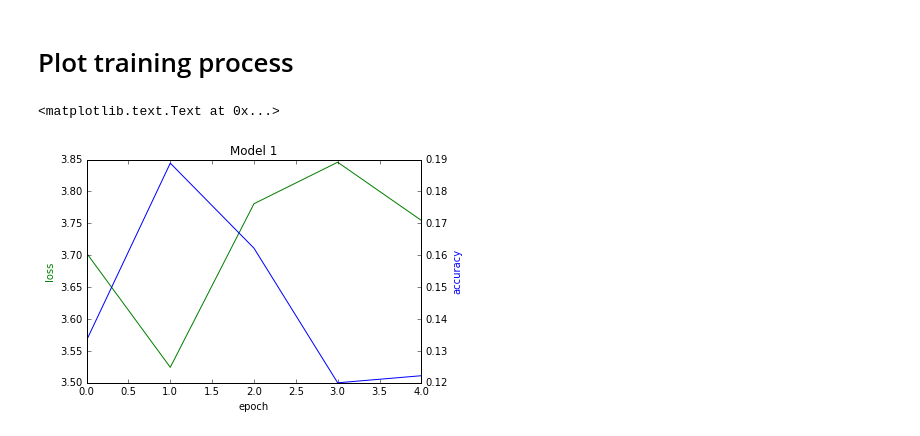
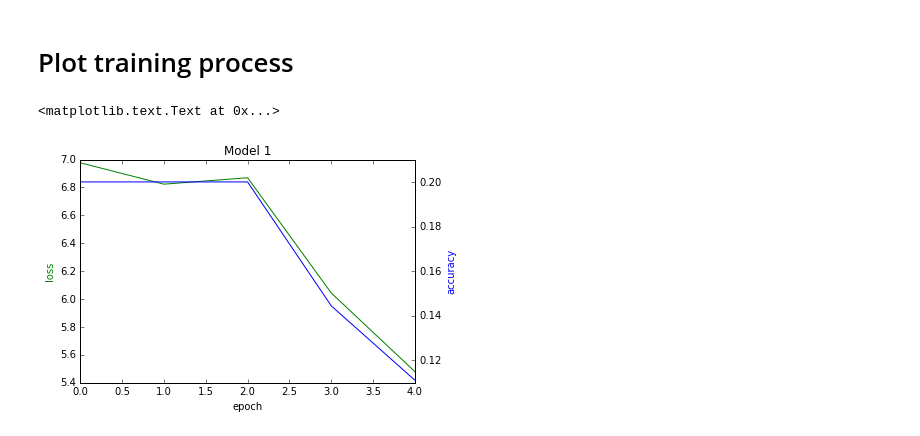
Before and after one commit to NLeSC/mcfly, a Jupyter notebook: notebooks/FitModelAndEvaluate.ipynb, the cells around one changed output. Cells and saved outputs as stored; diff of their text form; code cells hidden in the pictures.

```diff
--- a/notebooks/FitModelAndEvaluate.ipynb
+++ b/notebooks/FitModelAndEvaluate.ipynb
@@ -11,3 +8,6 @@ studyname = 'UCR'
+# %%
+studyname = 'Utrecht'
+fileindex = 0
 # %%
 def getdata(studyname,fileindex):
     if studyname == 'Utrecht':
@@ -80,8 +96,8 @@ def getdata(studyname,fileindex):
     return(X, y, filename, Nfiles)
 # %%
 # get data
-Xtrain, ytrain, filenametrain, Nfiles = getdata('UCR',fileindex=0)
-Xtest, ytest, filenametest, Nfiles = getdata('UCR',fileindex=1)
+Xtrain, ytrain, filenametrain, Nfiles = getdata(studyname,fileindex=0)
+Xtest, ytest, filenametest, Nfiles = getdata(studyname,fileindex=1)
 # %%
 print(Xtrain.shape, ytrain.shape, filenametrain, Nfiles)
 print(Xtest.shape, ytest.shape, filenametest, Nfiles)
@@ -147,5 +169,5 @@ model2.compile(loss='categorical_crossentropy',
 # %%
 #Fit model and store history of the fitting process
 History = model.fit(X_train, y_train,
-          nb_epoch=5,batch_size=20)
+          nb_epoch=5,batch_size=20,validation_split=0.2)
 # %% [output]
@@ -269,17 +291,17 @@ import matplotlib.pyplot as plt
 # %%
 # plot loss and accuracy for model 2
 fig, ax1 = plt.subplots()
 ax2 = ax1.twinx()
-LN = len(History.history['loss'])
-ax1.plot(range(LN),History.history['loss'],'g-')
-ax2.plot(range(LN),History.history['acc'],'b-')
+LN = len(History.history['val_loss'])
+ax1.plot(range(LN),History.history['val_loss'],'g-')
+ax2.plot(range(LN),History.history['val_acc'],'b-')
 ax1.set_xlabel('epoch')
 ax1.set_ylabel('loss',color='g')
 ax2.set_ylabel('accuracy',color='b')
 plt.title('Model 1')
 # %% [output]
 <matplotlib.text.Text at 0x...>
-[figure, old version]
+[figure, new version]
 # %%
 # plot loss and accuracy for model 2
 fig, ax1 = plt.subplots()
```
Also changed, not shown: parts of 15 cells of this notebook.
